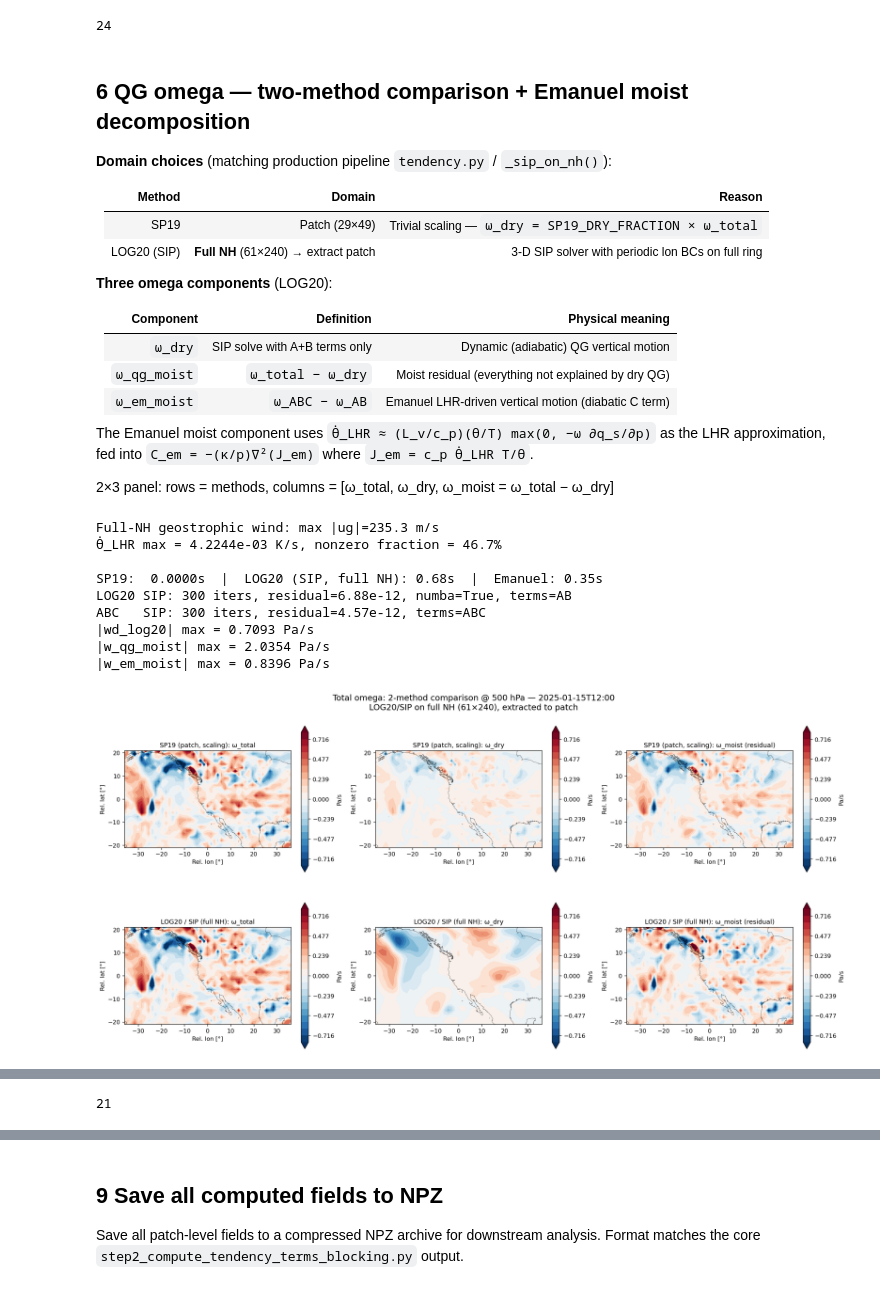
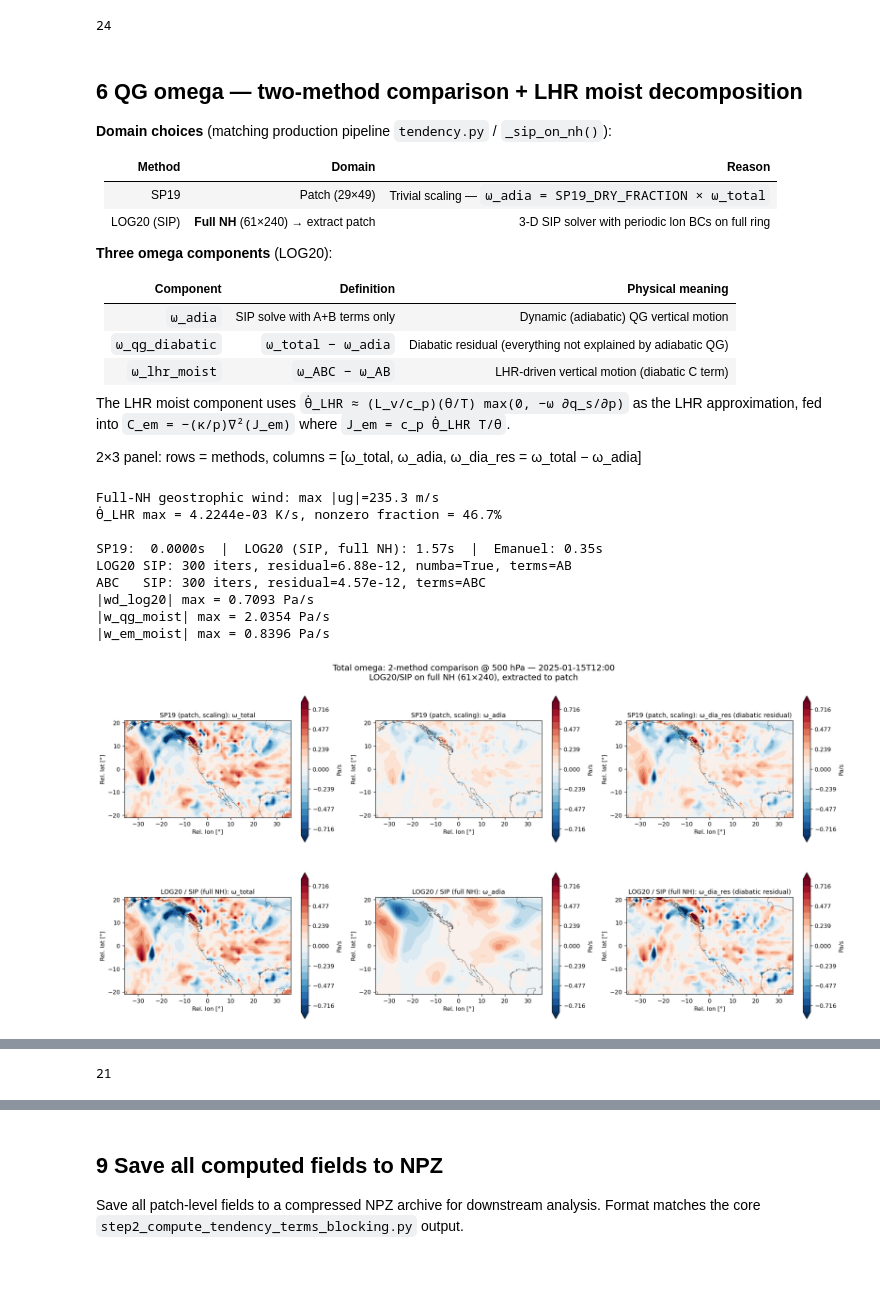
Before and after one commit to yanxingjianken/pvtend, a Jupyter notebook: examples/02_helmholtz_and_qg_omega.ipynb, the cells around one changed output, grey strips where cells are left out. Drawn from its saved outputs; the diff is of its cells as text; code cells hidden in the pictures.

```diff
--- a/examples/02_helmholtz_and_qg_omega.ipynb
+++ b/examples/02_helmholtz_and_qg_omega.ipynb
@@ -372,27 +372,27 @@ plt.show(); plt.close("all"); gc.collect()
 [figure]
 24
 # %% [markdown]
-## 6  QG omega — two-method comparison + Emanuel moist decomposition
+## 6  QG omega — two-method comparison + LHR moist decomposition
 
 **Domain choices** (matching production pipeline `tendency.py` / `_sip_on_nh()`):
 
 | Method | Domain | Reason |
 |--------|--------|--------|
-| SP19   | Patch (29×49) | Trivial scaling — `ω_dry = SP19_DRY_FRACTION × ω_total` |
+| SP19   | Patch (29×49) | Trivial scaling — `ω_adia = SP19_DRY_FRACTION × ω_total` |
 | LOG20 (SIP) | **Full NH** (61×240) → extract patch | 3-D SIP solver with periodic lon BCs on full ring |
 
 **Three omega components** (LOG20):
 
 | Component | Definition | Physical meaning |
 |-----------|-----------|-----------------|
-| `ω_dry`   | SIP solve with A+B terms only | Dynamic (adiabatic) QG vertical motion |
-| `ω_qg_moist` | `ω_total − ω_dry` | Moist residual (everything not explained by dry QG) |
-| `ω_em_moist` | `ω_ABC − ω_AB` | Emanuel LHR-driven vertical motion (diabatic C term) |
+| `ω_adia`   | SIP solve with A+B terms only | Dynamic (adiabatic) QG vertical motion |
+| `ω_qg_diabatic` | `ω_total − ω_adia` | Diabatic residual (everything not explained by adiabatic QG) |
+| `ω_lhr_moist` | `ω_ABC − ω_AB` | LHR-driven vertical motion (diabatic C term) |
 
-The Emanuel moist component uses `θ̇_LHR ≈ (L_v/c_p)(θ/T) max(0, −ω ∂q_s/∂p)` as the LHR
+The LHR moist component uses `θ̇_LHR ≈ (L_v/c_p)(θ/T) max(0, −ω ∂q_s/∂p)` as the LHR
 approximation, fed into `C_em = −(κ/p)∇²(J_em)` where `J_em = c_p θ̇_LHR T/θ`.
 
-2×3 panel: rows = methods, columns = [ω\_total, ω\_dry, ω\_moist = ω\_total − ω\_dry]
+2×3 panel: rows = methods, columns = [ω\_total, ω\_adia, ω\_dia\_res = ω\_total − ω\_adia]
 # %%
 %%time
 # ── Full-NH geostrophic wind (for LOG20 — needs periodic longitude) ──
@@ -409,12 +409,12 @@ def _geostrophic_nh(phi_3d):
 ug_snap_nh, vg_snap_nh = _geostrophic_nh(z_snap)
 print(f"Full-NH geostrophic wind: max |ug|={np.abs(ug_snap_nh).max():.1f} m/s")
 
-# ── SP19 (total, on patch — trivial dry-fraction scaling) ──
+# ── SP19 (total, on patch — trivial adiabatic-fraction scaling) ──
 t0 = time.perf_counter()
 wd_sp19 = SP19_DRY_FRACTION * p_w_snap
 t_sp19 = time.perf_counter() - t0
 
-# ── LOG20 / SIP (total, on FULL NH → extract patch) — dry: A+B only ──
+# ── LOG20 / SIP (total, on FULL NH → extract patch) — adiabatic: A+B only ──
 t0 = time.perf_counter()
 wd_log20_nh, info_log20 = solve_qg_omega_sip(
     ug_snap_nh, vg_snap_nh, t_snap,
@@ -425,7 +425,7 @@ wd_log20_nh, info_log20 = solve_qg_omega_sip(
 wd_log20 = patcher.extract(wd_log20_nh, i_lat, i_lon)
 t_log20 = time.perf_counter() - t0
 
-# ── Emanuel LHR approximation → w_em_moist (full NH) ──
+# ── Emanuel LHR approximation → w_lhr_moist (full NH) ──
 # θ = T (p₀/p)^κ
 kappa_val = R_DRY / 1004.0
 theta_nh = t_snap * (1e5 / plevs_pa[:, None, None]) ** kappa_val
@@ -466,11 +466,11 @@ w_abc = patcher.extract(w_abc_nh, i_lat, i_lon)
 t_em = time.perf_counter() - t0
 
 # ── Three omega components ──
-# w_qg_moist = total - dry (residual moist)
+# w_qg_moist = total - adia (diabatic residual)
 wm_sp19     = p_w_snap - wd_sp19
-wm_log20    = p_w_snap - wd_log20     # = w_qg_moist for LOG20
+wm_log20    = p_w_snap - wd_log20     # = w_qg_diabatic for LOG20
 w_qg_moist  = wm_log20                # alias
-# w_em_moist = ω_ABC - ω_AB (Emanuel diabatic contribution, by linearity)
+# w_lhr_moist = ω_ABC - ω_AB (LHR diabatic contribution, by linearity)
 w_em_moist  = w_abc - wd_log20
 
 # Extract LHR diagnostics to patch
@@ -489,10 +489,10 @@ print(f"|wd_log20| max = {np.abs(wd_log20[ilev_w]).max():.4f} Pa/s")
 print(f"|w_qg_moist| max = {np.abs(w_qg_moist[ilev_w]).max():.4f} Pa/s")
 print(f"|w_em_moist| max = {np.abs(w_em_moist[ilev_w]).max():.4f} Pa/s")
 
-# ── 2×3 plot: rows = [SP19, LOG20], cols = [w_total, w_dry, w_moist] ──
+# ── 2×3 plot: rows = [SP19, LOG20], cols = [w_total, w_adia, w_dia_res] ──
 methods = [("SP19 (patch, scaling)",  p_w_snap, wd_sp19,  wm_sp19),
            ("LOG20 / SIP (full NH)",  p_w_snap, wd_log20, wm_log20)]
-col_labels = ["ω_total", "ω_dry", "ω_moist (residual)"]
+col_labels = ["ω_total", "ω_adia", "ω_dia_res (diabatic residual)"]
 
 fig, axes = plt.subplots(2, 3, figsize=(18, 10))
 
@@ -502,32 +502,32 @@ for row, (mname, wt, wd, wm) in enumerate(methods):
     if vm_row < 1e-15:
         vm_row = 1.0
     for col, (clabel, field) in enumerate(zip(col_labels, [wt, wd, wm])):
         ax = axes[row, col]
         f2d = field[ilev_w]
         cf = ax.contourf(x_coords, y_coords, f2d,
                          levels=np.linspace(-vm_row, vm_row, 21),
                          cmap="RdBu_r", extend="both")
         overlay_coastlines(ax, **coast_kw)
         ax.set_aspect("equal")
         ax.set_title(f"{mname}: {clabel}", fontsize=11)
         plt.colorbar(cf, ax=ax, shrink=0.7, label="Pa/s")
 
 for ax in axes.flat:
     ax.set_xlabel("Rel. lon [°]"); ax.set_ylabel("Rel. lat [°]")
 
 fig.suptitle(f"Total omega: 2-method comparison @ {W_PLOT_LEV} hPa — {ts_str}\n"
              f"LOG20/SIP on full NH (61×240), extracted to patch",
              fontsize=14, y=0.93)
 fig.tight_layout()
 plt.show(); plt.close("all"); gc.collect()
 # %% [output]
 Full-NH geostrophic wind: max |ug|=235.3 m/s
 θ̇_LHR max = 4.2244e-03 K/s, nonzero fraction = 46.7%
 
-SP19:  0.0000s  |  LOG20 (SIP, full NH): 0.68s  |  Emanuel: 0.35s
+SP19:  0.0000s  |  LOG20 (SIP, full NH): 1.57s  |  Emanuel: 0.35s
 LOG20 SIP: 300 iters, residual=6.88e-12, numba=True, terms=AB
 ABC   SIP: 300 iters, residual=4.57e-12, terms=ABC
 |wd_log20| max = 0.7093 Pa/s
 |w_qg_moist| max = 2.0354 Pa/s
 |w_em_moist| max = 0.8396 Pa/s
-[figure, old version]
+[figure, new version]
```
Also changed, not shown: parts of 10 cells of this notebook, 9 other files.
